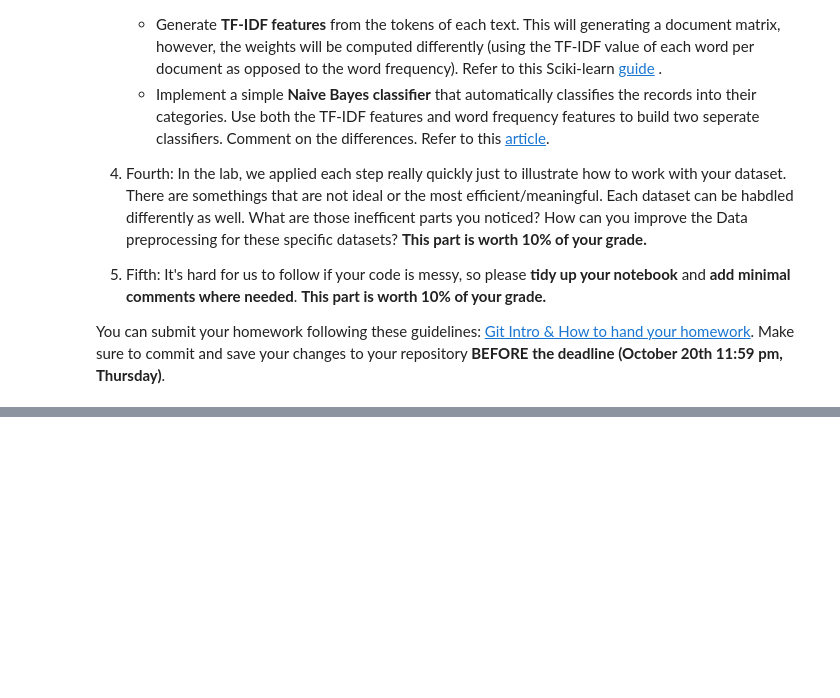
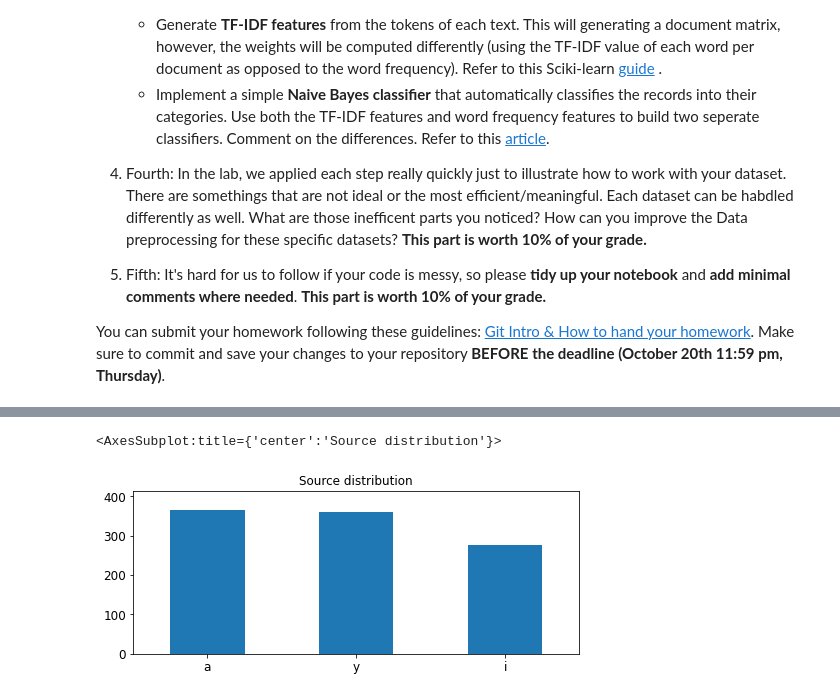
Before and after one commit to SmithZhang0413/DM2022-Lab1-Homework, a Jupyter notebook: DM2022-Lab1-Homework.ipynb, the cells around one changed output, grey strips where cells are left out. Cells and saved outputs as stored; diff of their text form; code cells hidden in the pictures; blank space fills up the shorter version.

```diff
--- a/DM2022-Lab1-Homework.ipynb
+++ b/DM2022-Lab1-Homework.ipynb
@@ -37,0 +60,13 @@ Assignment 2
+# %%
+#read all file and initialize
+amazon = pd.read_csv('amazon_cells_labelled.txt', sep="\t", header=None)
+imdb = pd.read_csv('imdb_labelled.txt', sep="\t", header=None)
+yelp = pd.read_csv('yelp_labelled.txt', sep="\t", header=None)
+
+amazon.columns = ['content','attitude',]
+imdb.columns = ['content','attitude',]
+yelp.columns = ['content','attitude',]
+
+amazon['source'] = "a"
+imdb['source'] = "i"
+yelp['source'] = "y"
@@ -37,0 +75,9 @@ Assignment 2
+# %%
+print(len(amazon))
+print(len(imdb))
+print(len(yelp))
+#index alignment
+imdb.index = imdb.index + 1000
+yelp.index = yelp.index + 1748
+Data = pd.concat([amazon,imdb,yelp])
+print(Data)
@@ -37,0 +111,5 @@ Assignment 2
+# %%
+#Duplicate value
+print(sum(Data.duplicated()))
+Data.drop_duplicates(keep=False, inplace=True)
+print(len(Data))
@@ -37,0 +121,4 @@ Assignment 2
+# %%
+Data_sample = Data.sample(n=1000)
+print(len(Data_sample))
+print(Data_sample)
@@ -37,0 +141,11 @@ Assignment 2
+# %%
+%matplotlib inline
+height_sample = Data_sample.source.value_counts().max()
+#print(height)
+Data_sample.source.value_counts().plot(kind = 'bar',
+                                           title = 'Source distribution',
+                                           ylim = [0, height_sample+50],
+                                           rot = 0, fontsize = 12, figsize = (8,3))
+# %% [output]
+<AxesSubplot:title={'center':'Source distribution'}>
+[figure, added]
```
Also changed, not shown: parts of 30 cells of this notebook, 9 other files.
